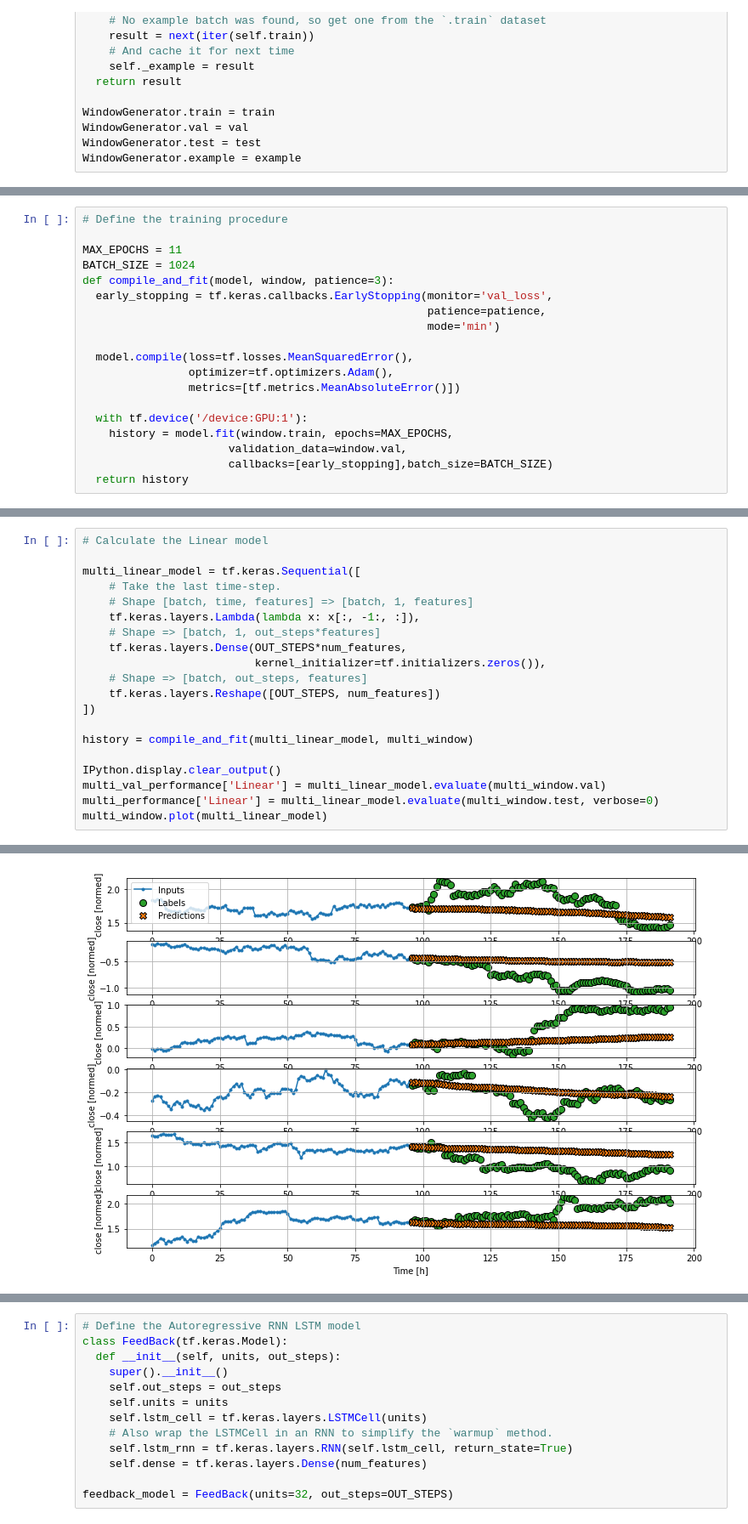
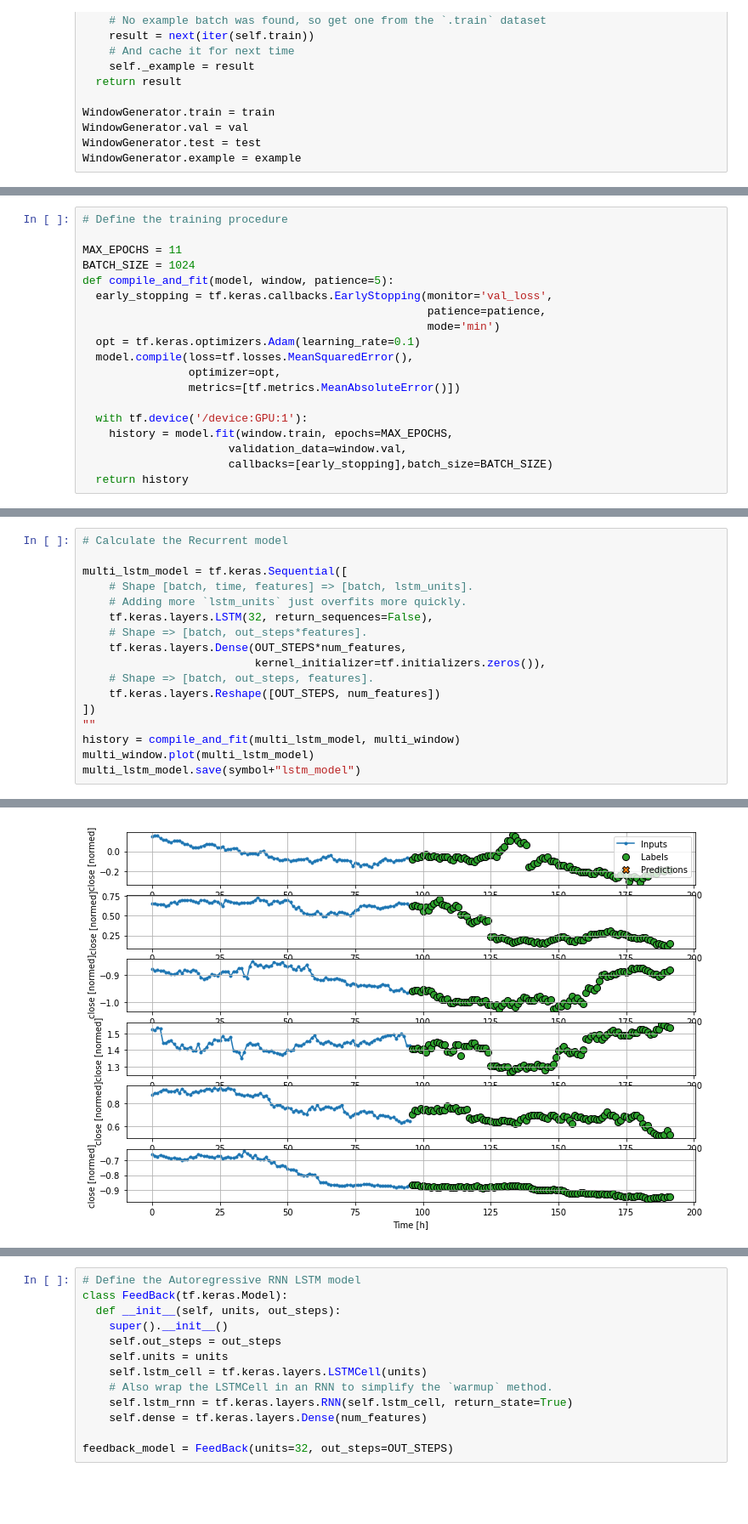
Before and after one commit to LaviJ/Cryptocurrency-Analysis, a Jupyter notebook: Machine Learning/model-training.ipynb, the cells around one changed output, grey strips where cells are left out. Shown: that part at 85% size. Saved outputs shown, nothing was run; the diff lists cells and outputs as text; blank space fills up the shorter version.

Commit message:
Training Model Progress Update2

```diff
--- a/Machine Learning/model-training.ipynb
+++ b/Machine Learning/model-training.ipynb
@@ -524,13 +350,13 @@ Output shape: (32, 1, 1)
 
 MAX_EPOCHS = 11
 BATCH_SIZE = 1024
-def compile_and_fit(model, window, patience=3):
+def compile_and_fit(model, window, patience=5):
   early_stopping = tf.keras.callbacks.EarlyStopping(monitor='val_loss',
                                                     patience=patience,
                                                     mode='min')
-
+  opt = tf.keras.optimizers.Adam(learning_rate=0.1)
   model.compile(loss=tf.losses.MeanSquaredError(),
-                optimizer=tf.optimizers.Adam(),
+                optimizer=opt,
                 metrics=[tf.metrics.MeanAbsoluteError()])
 
   with tf.device('/device:GPU:1'):
@@ -1143,21 +394,18 @@ A simple linear model based on the last input time step does better than either
 # %%
-# Calculate the Linear model
+# Calculate the Recurrent model
 
-multi_linear_model = tf.keras.Sequential([
-    # Take the last time-step.
-    # Shape [batch, time, features] => [batch, 1, features]
-    tf.keras.layers.Lambda(lambda x: x[:, -1:, :]),
-    # Shape => [batch, 1, out_steps*features]
+multi_lstm_model = tf.keras.Sequential([
+    # Shape [batch, time, features] => [batch, lstm_units].
+    # Adding more `lstm_units` just overfits more quickly.
+    tf.keras.layers.LSTM(32, return_sequences=False),
+    # Shape => [batch, out_steps*features].
     tf.keras.layers.Dense(OUT_STEPS*num_features,
                           kernel_initializer=tf.initializers.zeros()),
-    # Shape => [batch, out_steps, features]
+    # Shape => [batch, out_steps, features].
     tf.keras.layers.Reshape([OUT_STEPS, num_features])
 ])
-
-history = compile_and_fit(multi_linear_model, multi_window)
-
-IPython.display.clear_output()
-multi_val_performance['Linear'] = multi_linear_model.evaluate(multi_window.val)
-multi_performance['Linear'] = multi_linear_model.evaluate(multi_window.test, verbose=0)
-multi_window.plot(multi_linear_model)
+""
+history = compile_and_fit(multi_lstm_model, multi_window)
+multi_window.plot(multi_lstm_model)
+multi_lstm_model.save(symbol+"lstm_model")
 # %% [output]
@@ -1165 +428 @@ multi_window.plot(multi_linear_model)
-[figure, old version]
+[figure, new version]
```
Also changed, not shown: parts of 95 cells of this notebook.
